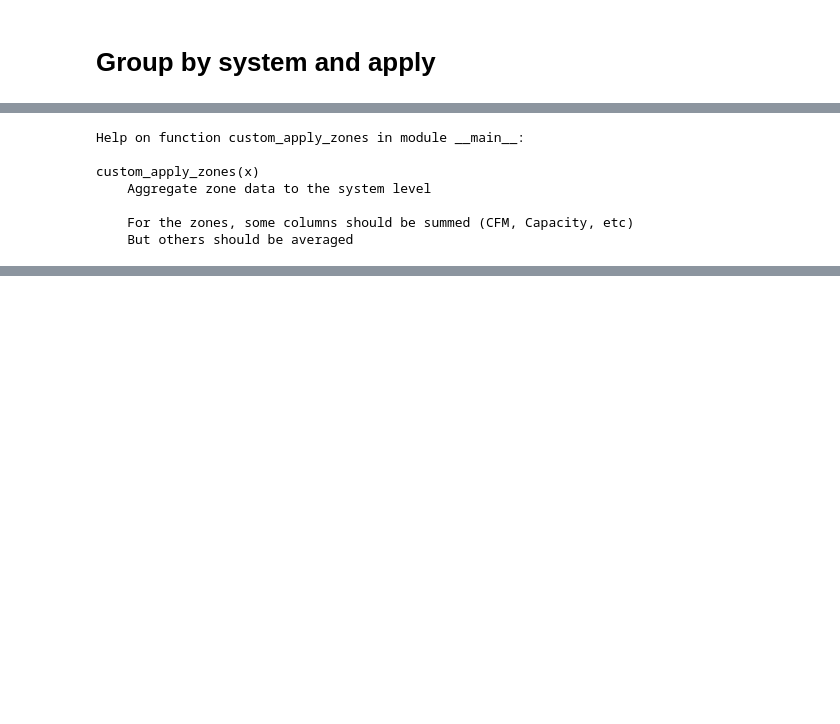
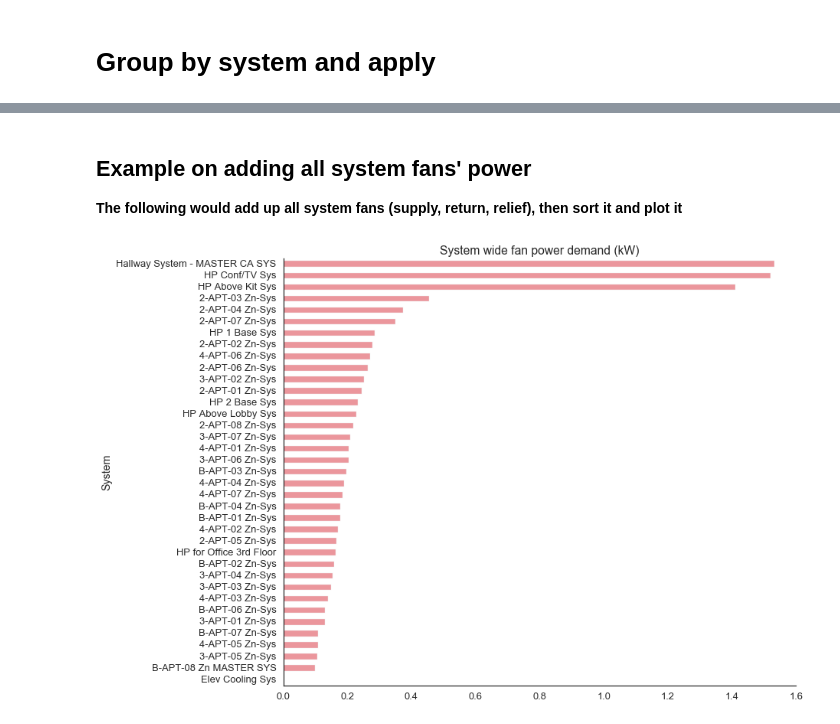
Before and after one commit to jmarrec/eQSimParsing, a Jupyter notebook: eQSimParsing demonstration.ipynb, the cells around one changed output, grey strips where cells are left out. Cells and saved outputs as stored; diff of their text form; code cells hidden in the pictures; blank space fills up the shorter version.

```diff
--- a/eQSimParsing demonstration.ipynb
+++ b/eQSimParsing demonstration.ipynb
@@ -102,16 +147,6 @@ def custom_apply_zones(x):
     # For the rest, do a sum
     else:
         return np.sum(x)
-# %%
-help(custom_apply_zones)
-# %% [output]
-Help on function custom_apply_zones in module __main__:
-
-custom_apply_zones(x)
-    Aggregate zone data to the system level
-
-    For the zones, some columns should be summed (CFM, Capacity, etc)
-    But others should be averaged
 # %%
 # After the groupby, the apply applies to each group dataframe. So I use a lambda x to apply to each column
 zones_agg_metrics = zones.groupby(level='System').apply(lambda x: x.apply(custom_apply_zones))
@@ -150,3 +185,15 @@ fans
 | B-APT-04 Zn-Sys | SUPPLY | 664 | 1 | 0.179 | 0.83 | ... |
 | 2-APT-04 Zn-Sys | SUPPLY | 1384 | 1 | 0.374 | 0.83 | ... |
 | Elev Cooling Sys | SUPPLY | 586 | 0 | 0.000 | 0.22 | ... |
+# %% [markdown]
+## Example on adding all system fans' power
+
+**The following would add up all system fans (supply, return, relief), then sort it and plot it**
+# %%
+fans.groupby(level='System').apply(sum)['Power Demand (kW)'].sort_values(inplace=False).plot(kind='barh',
+                                                                figsize=(12,10), color='#EB969C',
+                                                                title='System wide fan power demand (kW)')
+sns.despine()
+plt.show();
+# %% [output]
+[figure, added]
```
Also changed, not shown: parts of 11 cells of this notebook, 3 other files.
